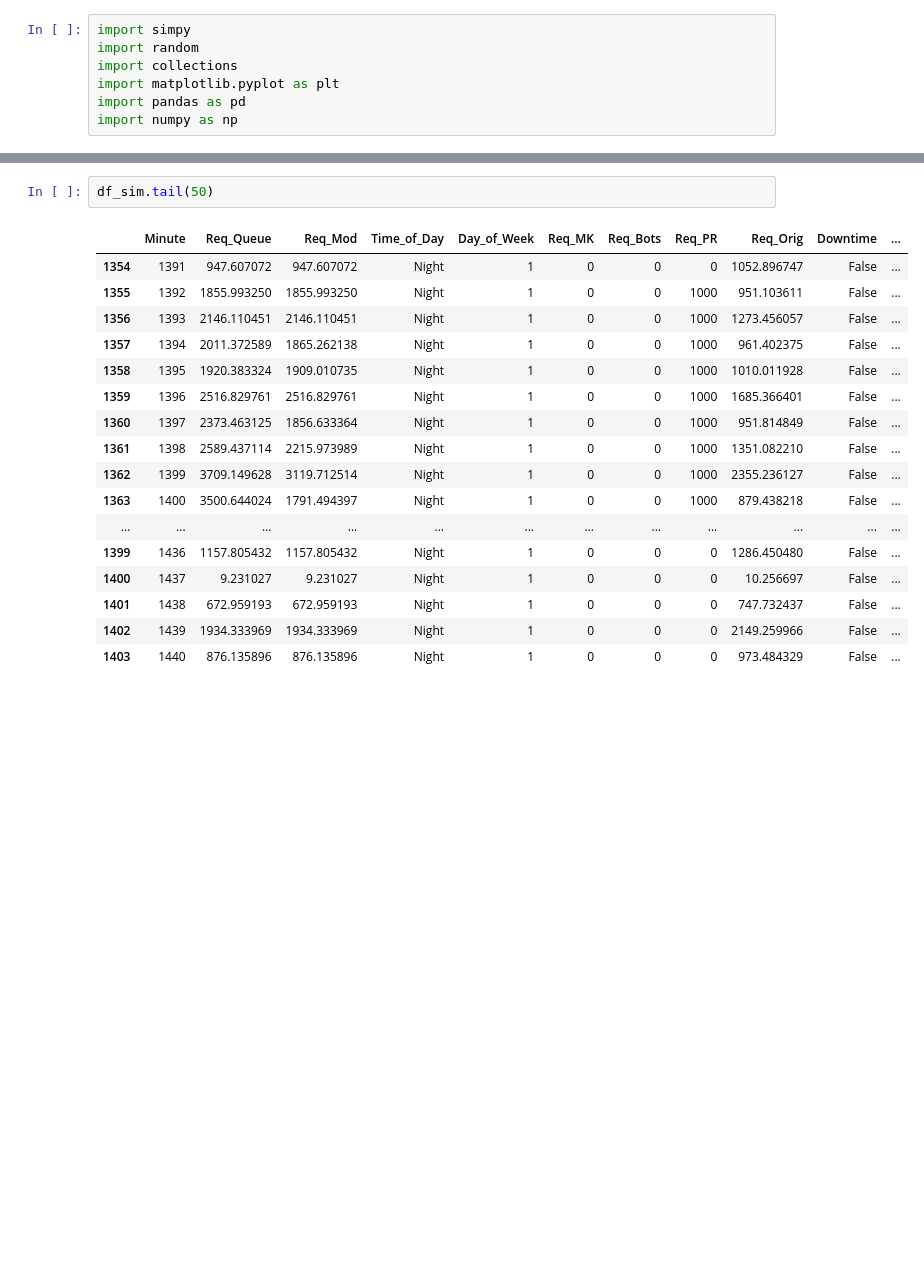
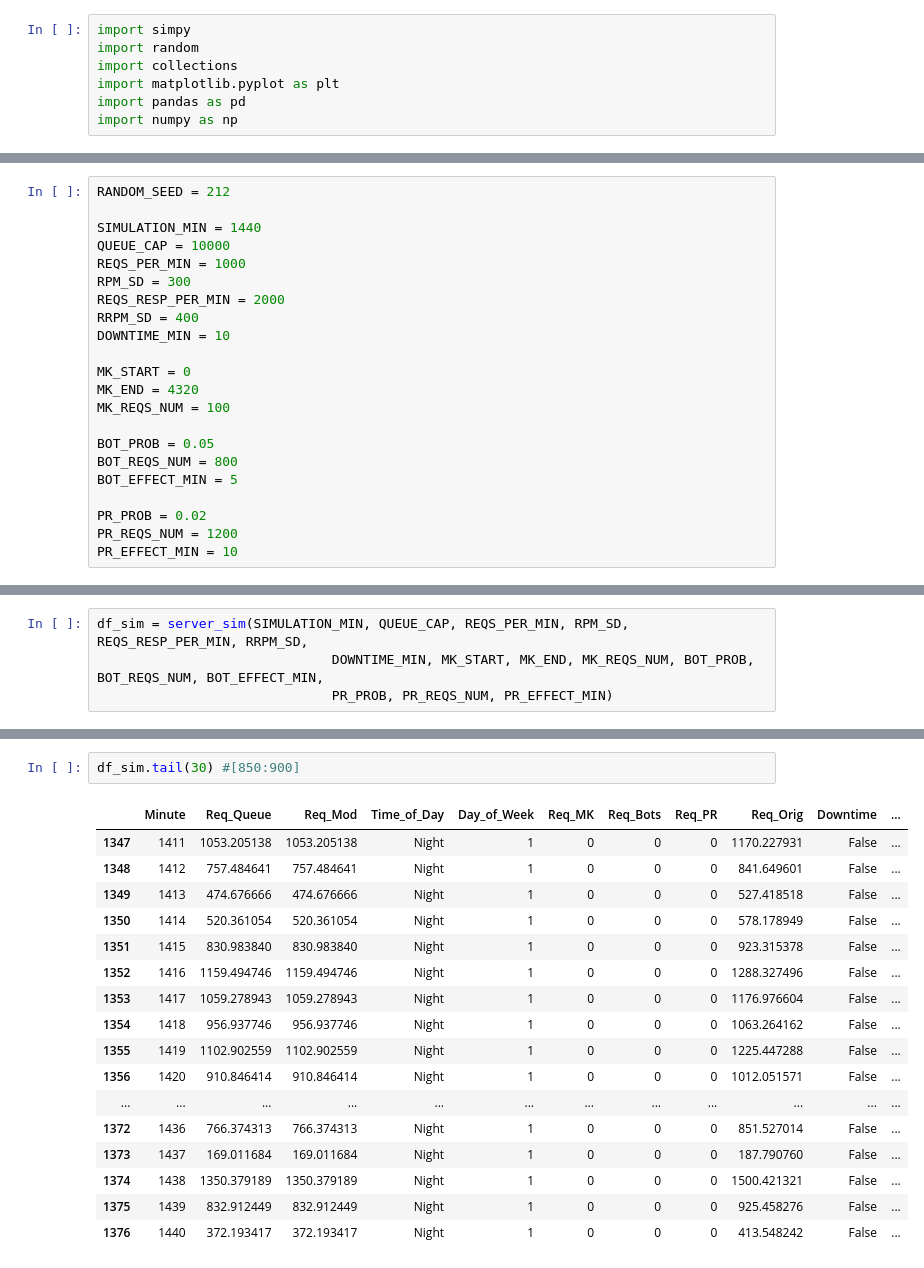
Before and after one commit to mattlucich/Data-604-Final-Project, a Jupyter notebook: Server-Load-Simulation.ipynb, the cells around one changed output, grey strips where cells are left out. Cells and saved outputs as stored; diff of their text form; blank space fills up the shorter version.

```diff
--- a/Server-Load-Simulation.ipynb
+++ b/Server-Load-Simulation.ipynb
@@ -65,3 +35,25 @@ MAX_PATIENCE = 3  # Max. customer patience
+# %%
+RANDOM_SEED = 212
+
+SIMULATION_MIN = 1440
+QUEUE_CAP = 10000
+REQS_PER_MIN = 1000
+RPM_SD = 300
+REQS_RESP_PER_MIN = 2000
+RRPM_SD = 400
+DOWNTIME_MIN = 10
+
+MK_START = 0
+MK_END = 4320
+MK_REQS_NUM = 100
+
+BOT_PROB = 0.05
+BOT_REQS_NUM = 800
+BOT_EFFECT_MIN = 5
+
+PR_PROB = 0.02
+PR_REQS_NUM = 1200
+PR_EFFECT_MIN = 10
 # %%
 def get_time_of_day(time_of_day_counter):
     # 8:01pm until 6am
@@ -193,0 +184,4 @@ dt_count
+# %%
+df_sim = server_sim(SIMULATION_MIN, QUEUE_CAP, REQS_PER_MIN, RPM_SD, REQS_RESP_PER_MIN, RRPM_SD,
+                              DOWNTIME_MIN, MK_START, MK_END, MK_REQS_NUM, BOT_PROB, BOT_REQS_NUM, BOT_EFFECT_MIN,
+                              PR_PROB, PR_REQS_NUM, PR_EFFECT_MIN)
@@ -194,23 +204,23 @@ dt_count
 # %%
-df_sim.tail(50)
+df_sim.tail(30) #[850:900]
 # %% [output]
 |  | Minute | Req_Queue | Req_Mod | Time_of_Day | Day_of_Week | Req_MK | Req_Bots | Req_PR | Req_Orig | Downtime | ... |
-| 1354 | 1391 | 947.607072 | 947.607072 | Night | 1 | 0 | 0 | 0 | 1052.896747 | False | ... |
-| 1355 | 1392 | 1855.993250 | 1855.993250 | Night | 1 | 0 | 0 | 1000 | 951.103611 | False | ... |
-| 1356 | 1393 | 2146.110451 | 2146.110451 | Night | 1 | 0 | 0 | 1000 | 1273.456057 | False | ... |
-| 1357 | 1394 | 2011.372589 | 1865.262138 | Night | 1 | 0 | 0 | 1000 | 961.402375 | False | ... |
-| 1358 | 1395 | 1920.383324 | 1909.010735 | Night | 1 | 0 | 0 | 1000 | 1010.011928 | False | ... |
-| 1359 | 1396 | 2516.829761 | 2516.829761 | Night | 1 | 0 | 0 | 1000 | 1685.366401 | False | ... |
-| 1360 | 1397 | 2373.463125 | 1856.633364 | Night | 1 | 0 | 0 | 1000 | 951.814849 | False | ... |
-| 1361 | 1398 | 2589.437114 | 2215.973989 | Night | 1 | 0 | 0 | 1000 | 1351.082210 | False | ... |
-| 1362 | 1399 | 3709.149628 | 3119.712514 | Night | 1 | 0 | 0 | 1000 | 2355.236127 | False | ... |
-| 1363 | 1400 | 3500.644024 | 1791.494397 | Night | 1 | 0 | 0 | 1000 | 879.438218 | False | ... |
+| 1347 | 1411 | 1053.205138 | 1053.205138 | Night | 1 | 0 | 0 | 0 | 1170.227931 | False | ... |
+| 1348 | 1412 | 757.484641 | 757.484641 | Night | 1 | 0 | 0 | 0 | 841.649601 | False | ... |
+| 1349 | 1413 | 474.676666 | 474.676666 | Night | 1 | 0 | 0 | 0 | 527.418518 | False | ... |
+| 1350 | 1414 | 520.361054 | 520.361054 | Night | 1 | 0 | 0 | 0 | 578.178949 | False | ... |
+| 1351 | 1415 | 830.983840 | 830.983840 | Night | 1 | 0 | 0 | 0 | 923.315378 | False | ... |
+| 1352 | 1416 | 1159.494746 | 1159.494746 | Night | 1 | 0 | 0 | 0 | 1288.327496 | False | ... |
+| 1353 | 1417 | 1059.278943 | 1059.278943 | Night | 1 | 0 | 0 | 0 | 1176.976604 | False | ... |
+| 1354 | 1418 | 956.937746 | 956.937746 | Night | 1 | 0 | 0 | 0 | 1063.264162 | False | ... |
+| 1355 | 1419 | 1102.902559 | 1102.902559 | Night | 1 | 0 | 0 | 0 | 1225.447288 | False | ... |
+| 1356 | 1420 | 910.846414 | 910.846414 | Night | 1 | 0 | 0 | 0 | 1012.051571 | False | ... |
 | ... | ... | ... | ... | ... | ... | ... | ... | ... | ... | ... | ... |
-| 1399 | 1436 | 1157.805432 | 1157.805432 | Night | 1 | 0 | 0 | 0 | 1286.450480 | False | ... |
-| 1400 | 1437 | 9.231027 | 9.231027 | Night | 1 | 0 | 0 | 0 | 10.256697 | False | ... |
-| 1401 | 1438 | 672.959193 | 672.959193 | Night | 1 | 0 | 0 | 0 | 747.732437 | False | ... |
-| 1402 | 1439 | 1934.333969 | 1934.333969 | Night | 1 | 0 | 0 | 0 | 2149.259966 | False | ... |
-| 1403 | 1440 | 876.135896 | 876.135896 | Night | 1 | 0 | 0 | 0 | 973.484329 | False | ... |
+| 1372 | 1436 | 766.374313 | 766.374313 | Night | 1 | 0 | 0 | 0 | 851.527014 | False | ... |
+| 1373 | 1437 | 169.011684 | 169.011684 | Night | 1 | 0 | 0 | 0 | 187.790760 | False | ... |
+| 1374 | 1438 | 1350.379189 | 1350.379189 | Night | 1 | 0 | 0 | 0 | 1500.421321 | False | ... |
+| 1375 | 1439 | 832.912449 | 832.912449 | Night | 1 | 0 | 0 | 0 | 925.458276 | False | ... |
+| 1376 | 1440 | 372.193417 | 372.193417 | Night | 1 | 0 | 0 | 0 | 413.548242 | False | ... |
 # %%
 plt.plot(df_sim['Req_Queue'])
 # %% [output]
```
Also changed, not shown: parts of 13 cells of this notebook.
